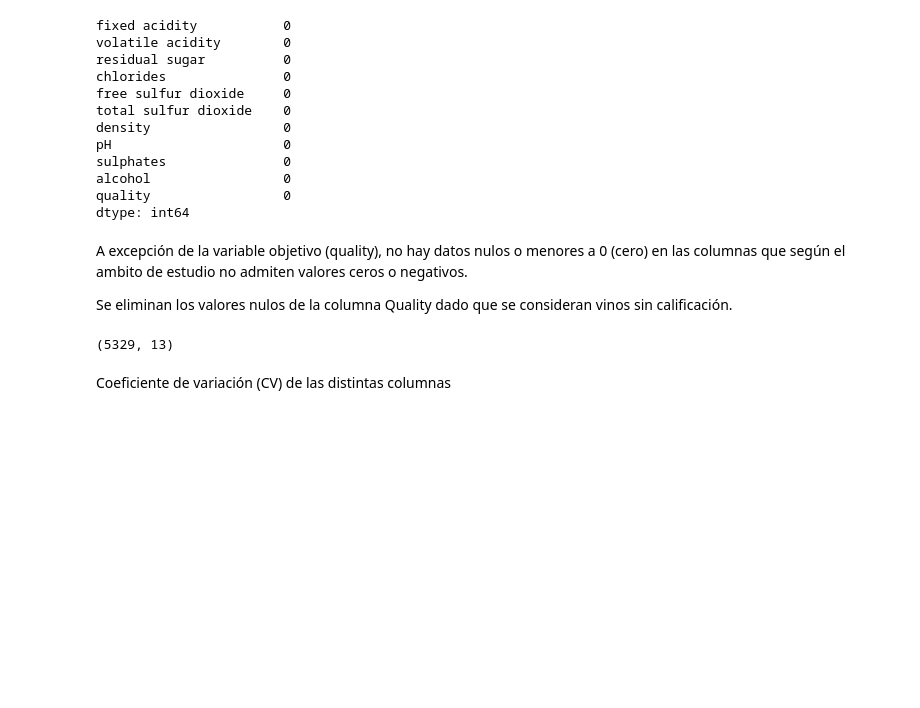
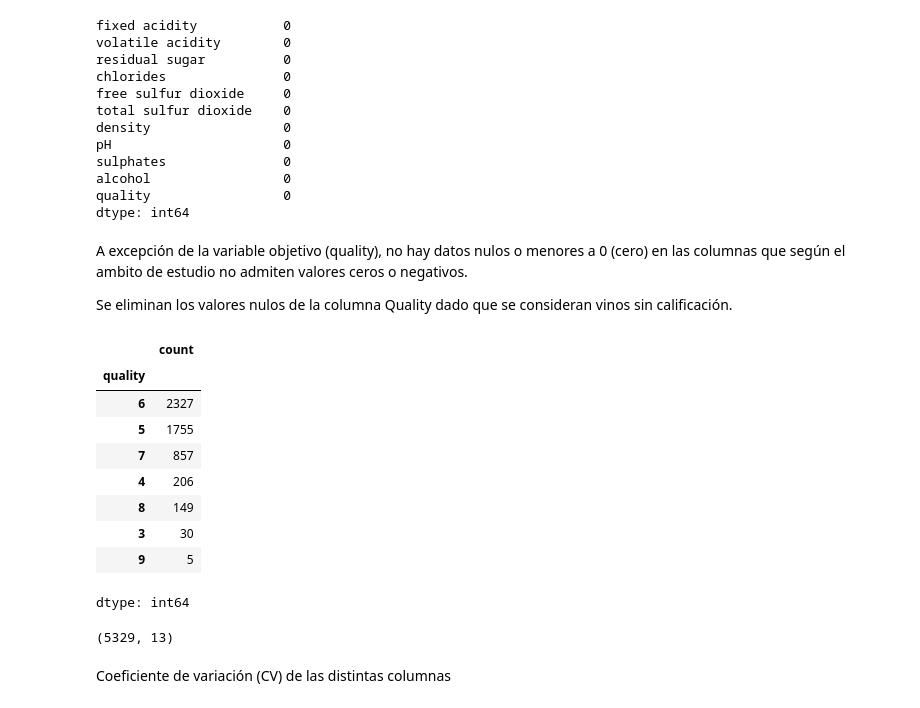
Before and after one commit to eugeinga/CODER-DataScienceI, a Jupyter notebook: ProyectoDS_ParteII_INGARAMO.ipynb, the cells around one changed output. Drawn from its saved outputs; the diff is of its cells as text; code cells hidden in the pictures; blank space fills up the shorter version.

```diff
--- a/ProyectoDS_ParteII_INGARAMO.ipynb
+++ b/ProyectoDS_ParteII_INGARAMO.ipynb
@@ -295,13 +294,26 @@ dtype: int64
 A excepción de la variable objetivo (quality), no hay datos nulos o menores a 0 (cero) en las columnas que según el ambito de estudio no admiten valores ceros o negativos.
 
 Se eliminan los valores nulos de la columna Quality dado que se consideran vinos sin calificación.
-# %%
-# Se borran las calificaciones nulas
-sinQuality = df[df['quality'] == 0]
-df = df.drop(sinQuality.index)
-df.shape
-# %% [output]
-(5329, 13)
+# %%
+# Se descartan los registros con quality = 0
+
+df = df[df['quality'] != 0]
+df['quality'].value_counts()
+# %% [output]
+|  | count |
+| quality |  |
+| 6 | 2327 |
+| 5 | 1755 |
+| 7 | 857 |
+| 4 | 206 |
+| 8 | 149 |
+| 3 | 30 |
+| 9 | 5 |
+dtype: int64
+# %%
+df.shape
+# %% [output]
+(5329, 13)
 # %% [markdown]
 Coeficiente de variación (CV) de las distintas columnas
 # %%
```
Also changed, not shown: parts of 13 cells of this notebook.
